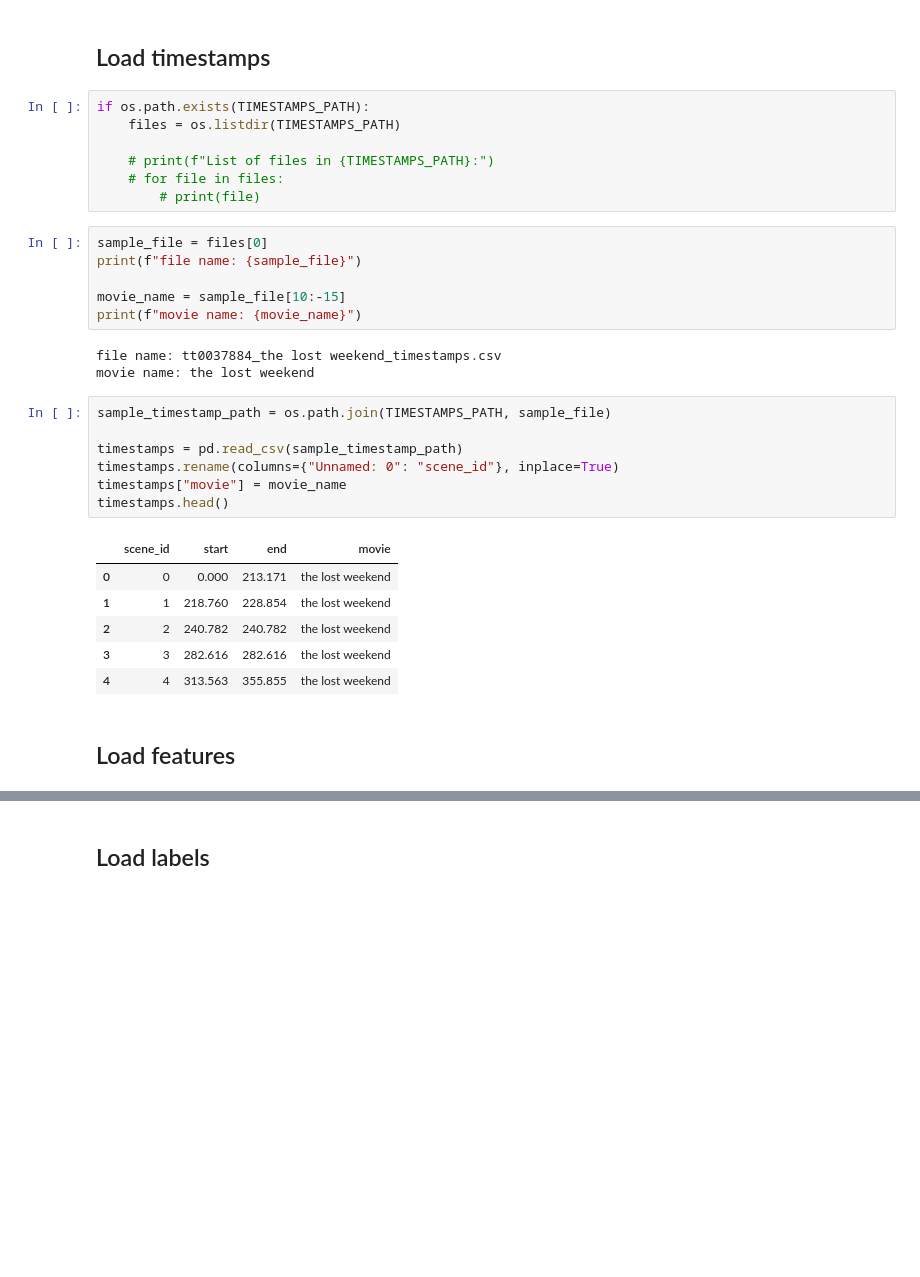
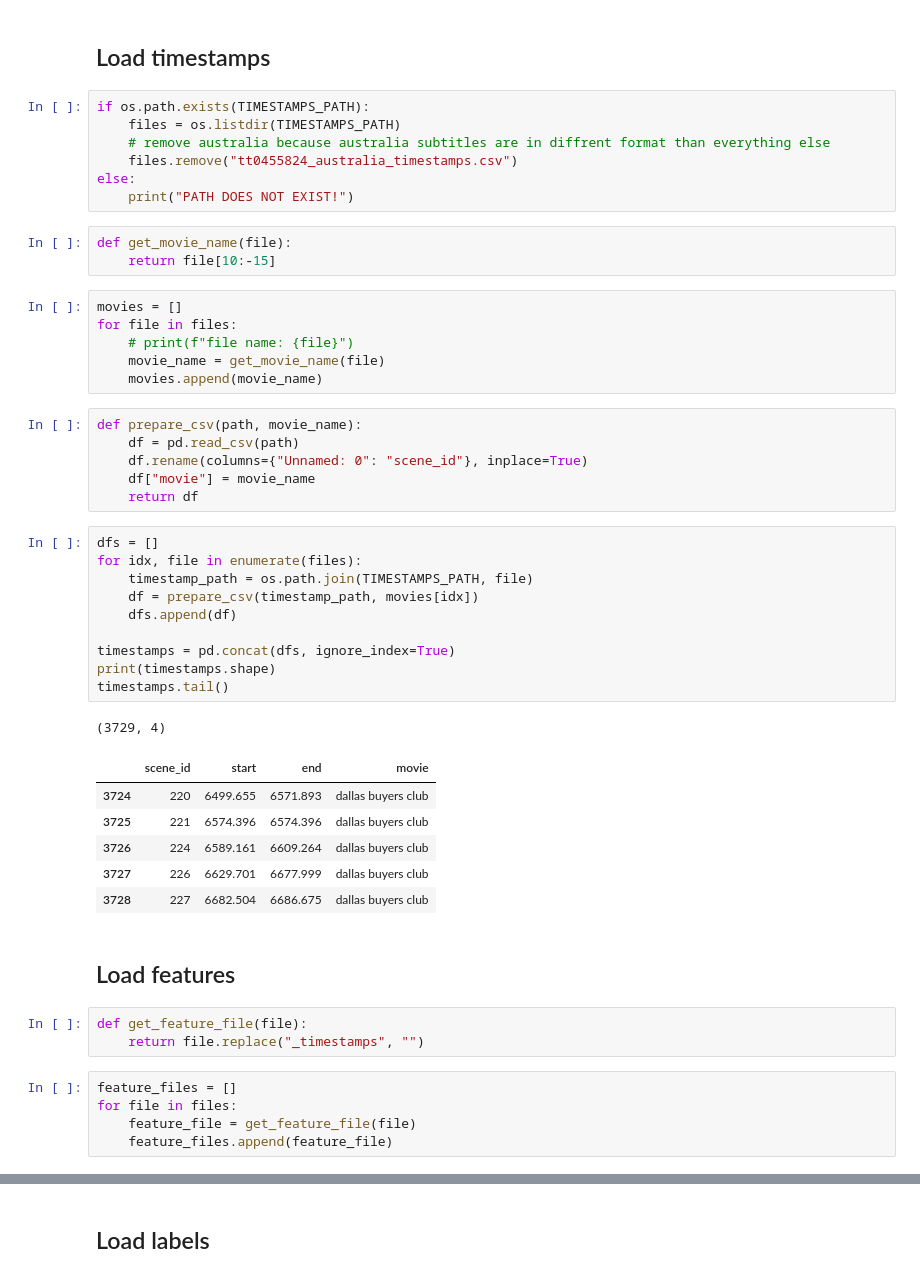
Before and after one commit to C7A7A/story-beats, a Jupyter notebook: story-beats.ipynb, the cells around one changed output, grey strips where cells are left out. Drawn from its saved outputs; the diff is of its cells as text; blank space fills up the shorter version.

```diff
--- a/story-beats.ipynb
+++ b/story-beats.ipynb
@@ -14,33 +14,51 @@ SUBTITLES_PATH = 'train/train/subtitles'
 # %%
 if os.path.exists(TIMESTAMPS_PATH):
     files = os.listdir(TIMESTAMPS_PATH)
-
-    # print(f"List of files in {TIMESTAMPS_PATH}:")
-    # for file in files:
-        # print(file)
+    # remove australia because australia subtitles are in diffrent format than everything else
+    files.remove("tt0455824_australia_timestamps.csv")
+else:
+    print("PATH DOES NOT EXIST!")
+# %%
+def get_movie_name(file):
+    return file[10:-15]
 # %%
-sample_file = files[0]
-print(f"file name: {sample_file}")
-
-movie_name = sample_file[10:-15]
-print(f"movie name: {movie_name}")
+movies = []
+for file in files:
+    # print(f"file name: {file}")
+    movie_name = get_movie_name(file)
+    movies.append(movie_name)
-# %% [output]
-file name: tt0037884_the lost weekend_timestamps.csv
-movie name: the lost weekend
-# %%
-sample_timestamp_path = os.path.join(TIMESTAMPS_PATH, sample_file)
-
-timestamps = pd.read_csv(sample_timestamp_path)
-timestamps.rename(columns={"Unnamed: 0": "scene_id"}, inplace=True)
-timestamps["movie"] = movie_name
-timestamps.head()
-# %% [output]
-|  | scene_id | start | end | movie |
-| 0 | 0 | 0.000 | 213.171 | the lost weekend |
-| 1 | 1 | 218.760 | 228.854 | the lost weekend |
-| 2 | 2 | 240.782 | 240.782 | the lost weekend |
-| 3 | 3 | 282.616 | 282.616 | the lost weekend |
-| 4 | 4 | 313.563 | 355.855 | the lost weekend |
+# %%
+def prepare_csv(path, movie_name):
+    df = pd.read_csv(path)
+    df.rename(columns={"Unnamed: 0": "scene_id"}, inplace=True)
+    df["movie"] = movie_name
+    return df
+# %%
+dfs = []
+for idx, file in enumerate(files):
+    timestamp_path = os.path.join(TIMESTAMPS_PATH, file)
+    df = prepare_csv(timestamp_path, movies[idx])
+    dfs.append(df)
+
+timestamps = pd.concat(dfs, ignore_index=True)
+print(timestamps.shape)
+timestamps.tail()
+# %% [output]
+(3729, 4)
+|  | scene_id | start | end | movie |
+| 3724 | 220 | 6499.655 | 6571.893 | dallas buyers club |
+| 3725 | 221 | 6574.396 | 6574.396 | dallas buyers club |
+| 3726 | 224 | 6589.161 | 6609.264 | dallas buyers club |
+| 3727 | 226 | 6629.701 | 6677.999 | dallas buyers club |
+| 3728 | 227 | 6682.504 | 6686.675 | dallas buyers club |
 # %% [markdown]
 ## Load features
+# %%
+def get_feature_file(file):
+    return file.replace("_timestamps", "")
+# %%
+feature_files = []
+for file in files:
+    feature_file = get_feature_file(file)
+    feature_files.append(feature_file)
 # %%
```
Also changed, not shown: parts of 23 cells of this notebook, 2 other files.
